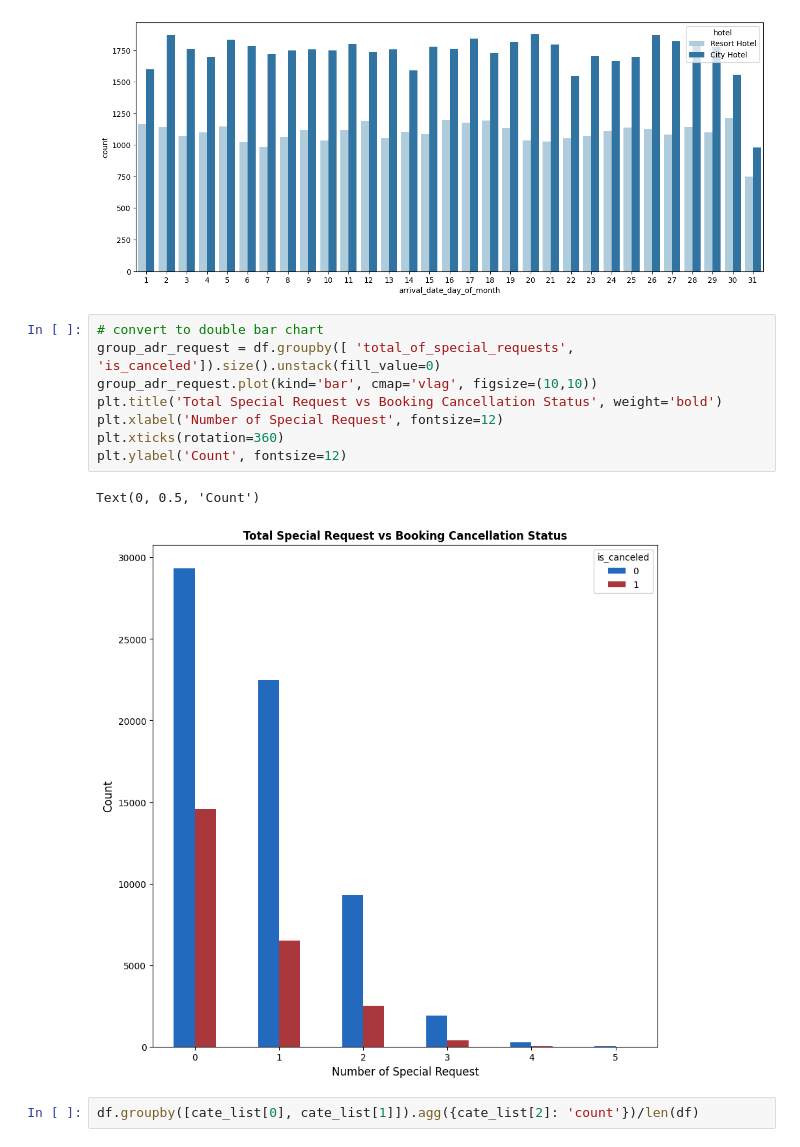
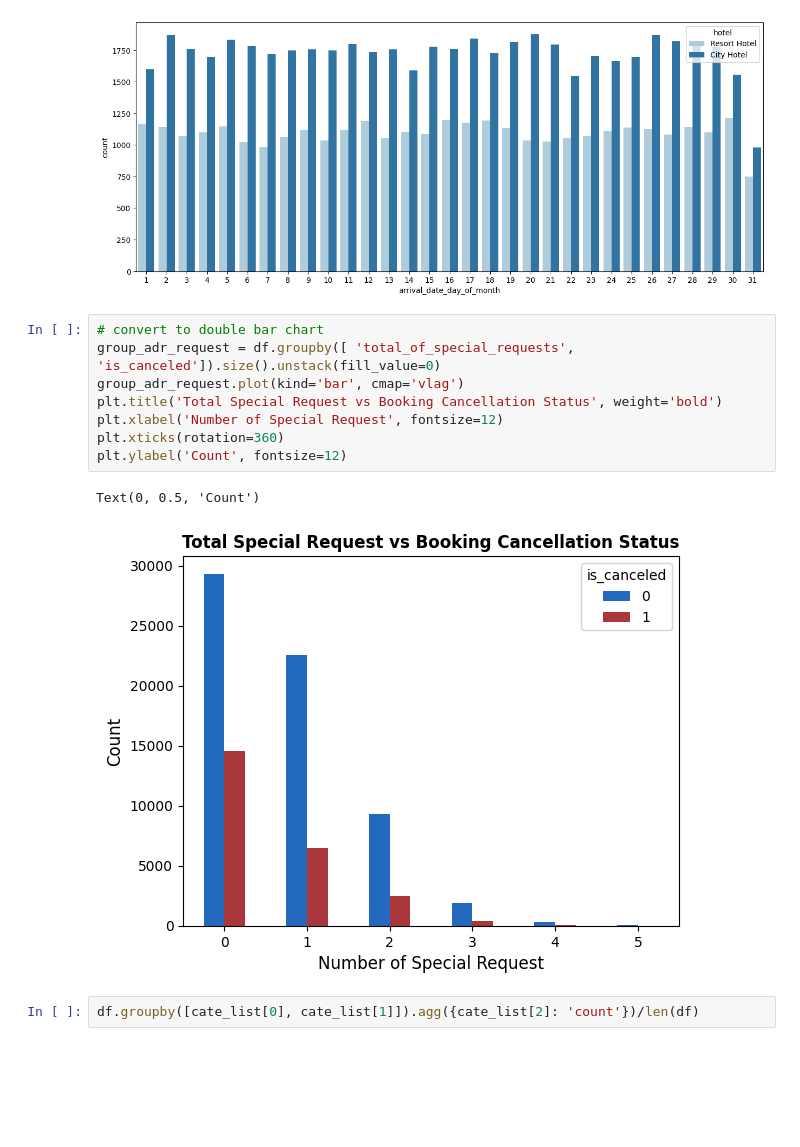
Before and after one commit to duongtruongbinh/Data-Visualization-Labs, a Jupyter notebook: Project/Project.ipynb, the cells around one changed output. Cells and saved outputs as stored; diff of their text form; blank space fills up the shorter version.

```diff
--- a/Project/Project.ipynb
+++ b/Project/Project.ipynb
@@ -379,14 +452,14 @@ plt.show()
 # %%
 # convert to double bar chart
 group_adr_request = df.groupby([ 'total_of_special_requests', 'is_canceled']).size().unstack(fill_value=0)
-group_adr_request.plot(kind='bar', cmap='vlag', figsize=(10,10))
+group_adr_request.plot(kind='bar', cmap='vlag')
 plt.title('Total Special Request vs Booking Cancellation Status', weight='bold')
 plt.xlabel('Number of Special Request', fontsize=12)
 plt.xticks(rotation=360)
 plt.ylabel('Count', fontsize=12)
 # %% [output]
 Text(0, 0.5, 'Count')
-[figure, old version]
+[figure, new version]
 # %%
 df.groupby([cate_list[0], cate_list[1]]).agg({cate_list[2]: 'count'})/len(df)
 # %% [output]
```
Also changed, not shown: parts of 12 cells of this notebook.
